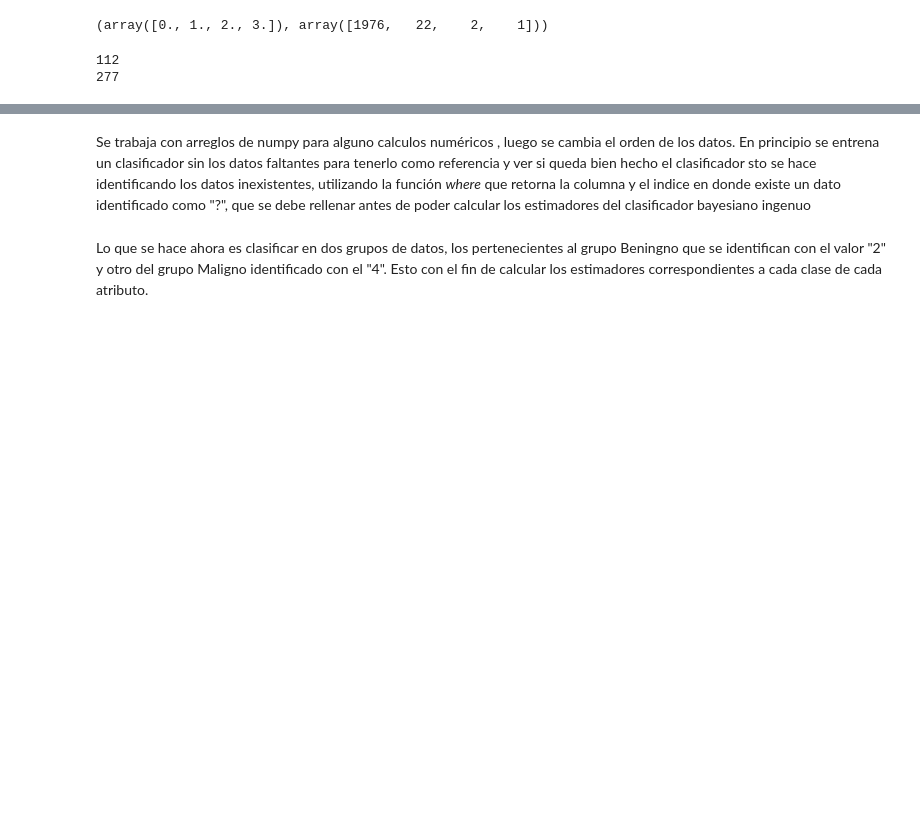
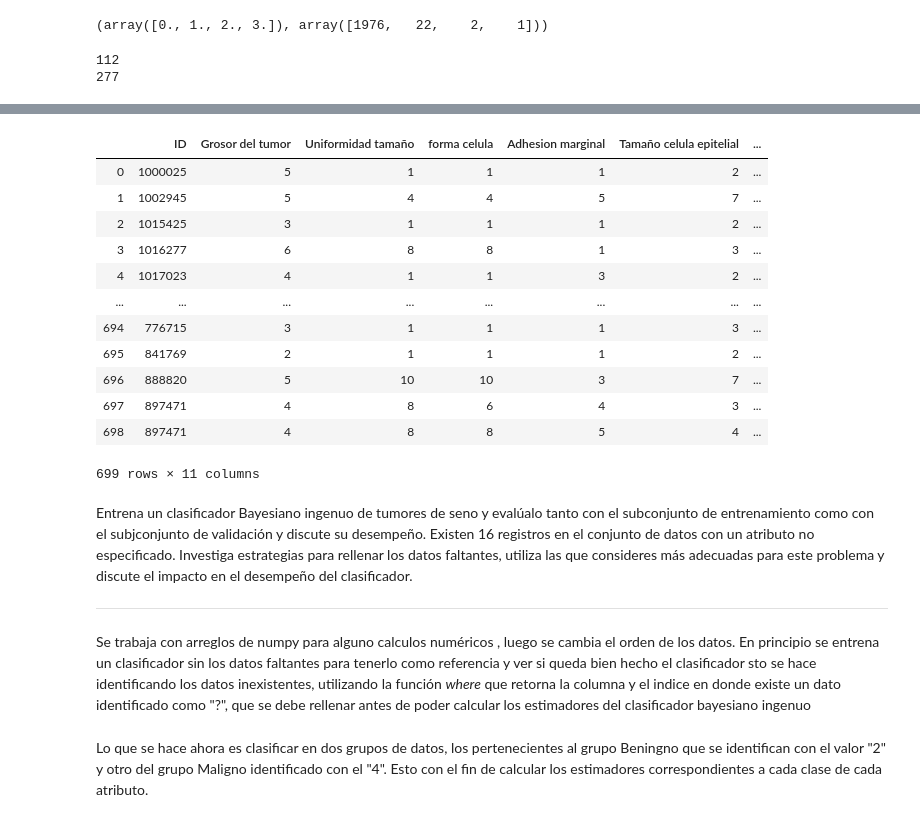
Before and after one commit to jomen93/ML, a Jupyter notebook: Tarea_1/Untitled.ipynb, the cells around one changed output, grey strips where cells are left out. Cells and saved outputs as stored; diff of their text form; code cells hidden in the pictures; blank space fills up the shorter version.

Commit message:
punto 1 y 3
Falta completar el segundo

```diff
--- a/Tarea_1/Untitled.ipynb
+++ b/Tarea_1/Untitled.ipynb
@@ -212,10 +319,27 @@ Citation Request:
 # %%
 Names = ["ID ","Grosor del tumor","Uniformidad tamaño",
             "forma celula","Adhesion marginal","Tamaño celula epitelial",
             "Nucleos desnudos","Cromatina blanda","Núcleolos normales",
            "Mitosis de celulas","Clase"]
 df1 = pd.read_csv("breast-cancer-wisconsin.data",names =Names)
-df1.head()
-data = df1.to_numpy()
+df1
+# %% [output]
+|  | ID | Grosor del tumor | Uniformidad tamaño | forma celula | Adhesion marginal | Tamaño celula epitelial | ... |
+| 0 | 1000025 | 5 | 1 | 1 | 1 | 2 | ... |
+| 1 | 1002945 | 5 | 4 | 4 | 5 | 7 | ... |
+| 2 | 1015425 | 3 | 1 | 1 | 1 | 2 | ... |
+| 3 | 1016277 | 6 | 8 | 8 | 1 | 3 | ... |
+| 4 | 1017023 | 4 | 1 | 1 | 3 | 2 | ... |
+| ... | ... | ... | ... | ... | ... | ... | ... |
+| 694 | 776715 | 3 | 1 | 1 | 1 | 3 | ... |
+| 695 | 841769 | 2 | 1 | 1 | 1 | 2 | ... |
+| 696 | 888820 | 5 | 10 | 10 | 3 | 7 | ... |
+| 697 | 897471 | 4 | 8 | 6 | 4 | 3 | ... |
+| 698 | 897471 | 4 | 8 | 8 | 5 | 4 | ... |
+699 rows × 11 columns
+# %% [markdown]
+Entrena un clasificador Bayesiano ingenuo de tumores de seno y evalúalo tanto con el subconjunto de entrenamiento como con el subjconjunto de validación y discute su desempeño. Existen 16 registros en el conjunto de datos con un atributo no especificado.  Investiga estrategias para rellenar los datos faltantes, utiliza las que consideres más adecuadas para este problema y discute el impacto en el desempeño del clasificador.
+
+___
 # %% [markdown]
 Se trabaja con arreglos de numpy para alguno calculos numéricos , luego se cambia el orden de los datos. En principio se entrena un clasificador sin los datos faltantes para tenerlo como referencia y ver si queda bien hecho el clasificador sto se hace identificando los datos inexistentes, utilizando la función *where* que retorna la columna y el indice en donde  existe un dato identificado como "?", que se debe rellenar antes de poder calcular los estimadores del clasificador bayesiano ingenuo
```
Also changed, not shown: parts of 29 cells of this notebook.
